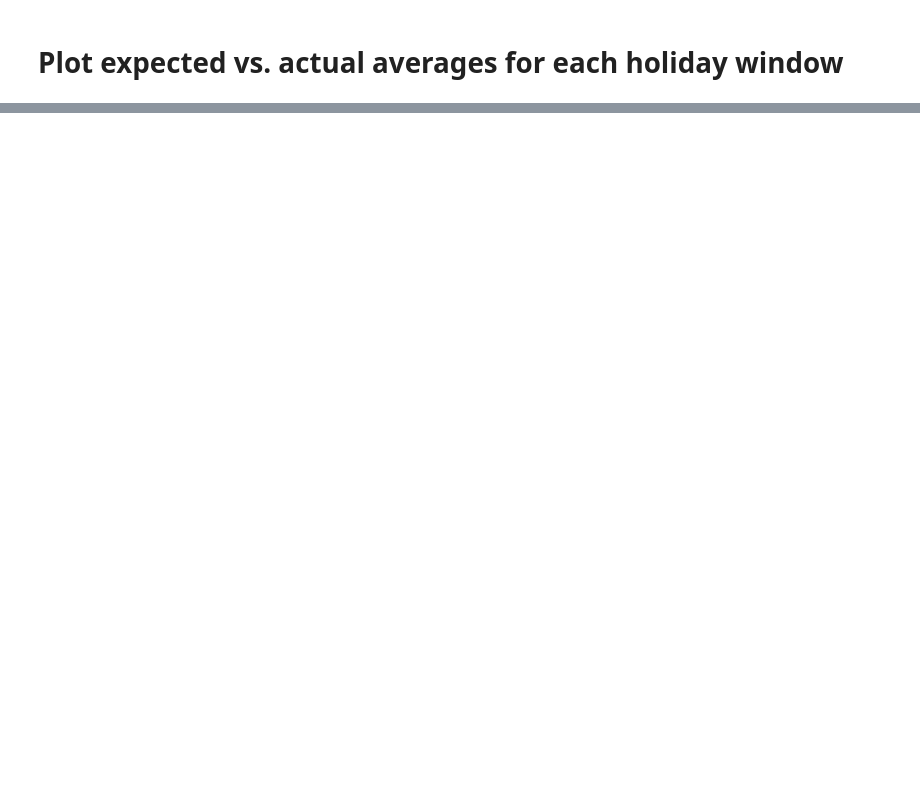
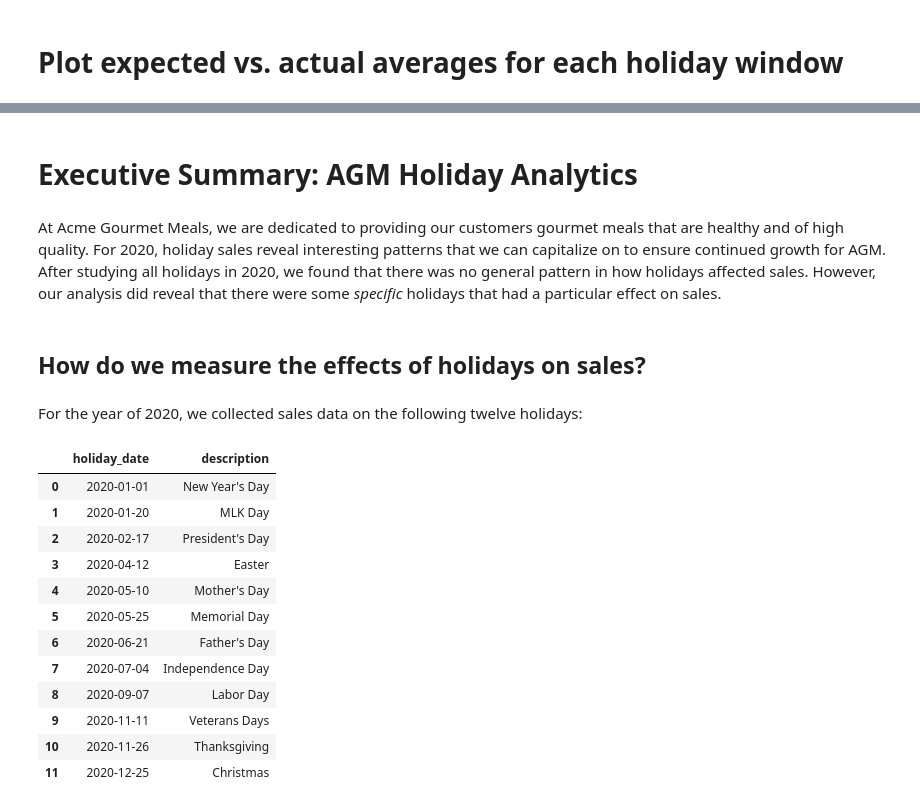
Before and after one commit to scabanela-ischool/Data_Engineering_Proj1_Querying, a Jupyter notebook: project_1_4.ipynb, the cells around one changed output, grey strips where cells are left out. Cells and saved outputs as stored; diff of their text form; code cells hidden in the pictures; blank space fills up the shorter version.

```diff
--- a/project_1_4.ipynb
+++ b/project_1_4.ipynb
@@ -344,0 +347,35 @@ plt.show()
+# %% [markdown]
+# Executive Summary: AGM Holiday Analytics
+# %% [markdown]
+At Acme Gourmet Meals, we are dedicated to providing our customers gourmet meals that are healthy and of high quality. For 2020, holiday sales reveal interesting patterns that we can capitalize on to ensure continued growth for AGM. After studying all holidays in 2020, we found that there was no general pattern in how holidays affected sales. However, our analysis did reveal that there were some *specific* holidays that had a particular effect on sales.
+# %% [markdown]
+## How do we measure the effects of holidays on sales?
+# %% [markdown]
+For the year of 2020, we collected sales data on the following twelve holidays:
+# %%
+rollback_before_flag = True
+rollback_after_flag = True
+
+query = """
+
+select holiday_date, description
+from holidays
+
+"""
+
+df_holidays = my_select_query_pandas(query, rollback_before_flag, rollback_after_flag)
+df_holidays
+# %% [output]
+|  | holiday_date | description |
+| 0 | 2020-01-01 | New Year's Day |
+| 1 | 2020-01-20 | MLK Day |
+| 2 | 2020-02-17 | President's Day |
+| 3 | 2020-04-12 | Easter |
+| 4 | 2020-05-10 | Mother's Day |
+| 5 | 2020-05-25 | Memorial Day |
+| 6 | 2020-06-21 | Father's Day |
+| 7 | 2020-07-04 | Independence Day |
+| 8 | 2020-09-07 | Labor Day |
+| 9 | 2020-11-11 | Veterans Days |
+| 10 | 2020-11-26 | Thanksgiving |
+| 11 | 2020-12-25 | Christmas |
```
Also changed, not shown: parts of 18 cells of this notebook.
